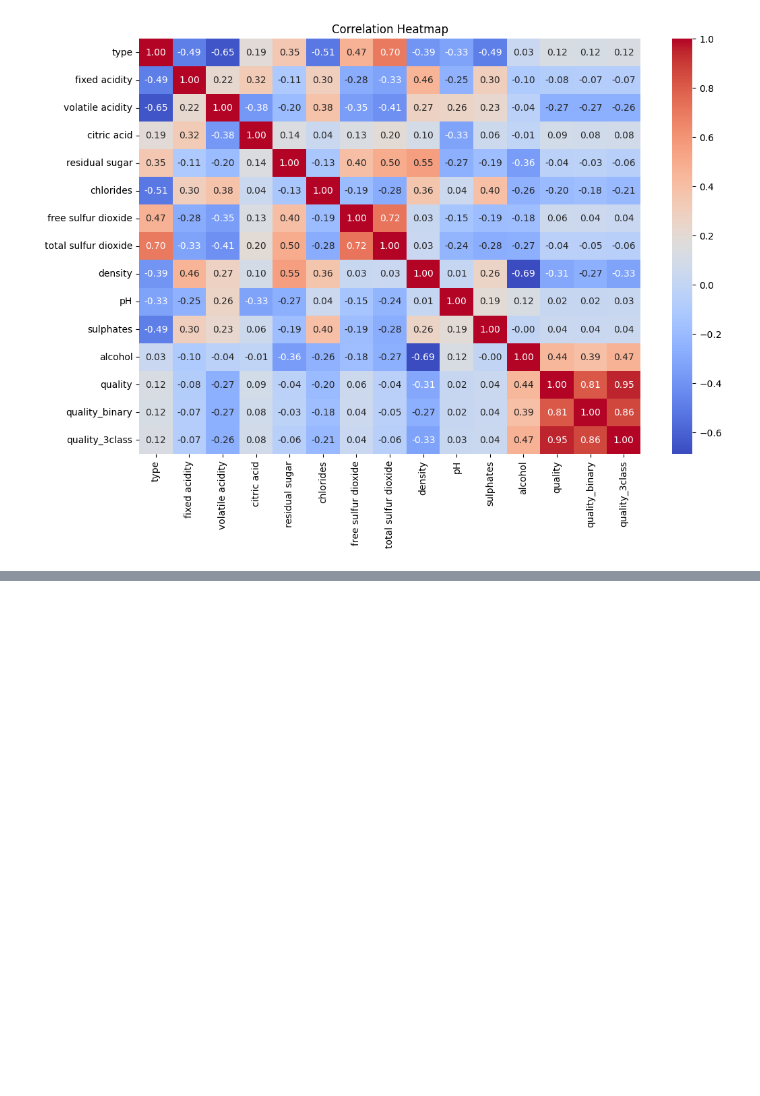
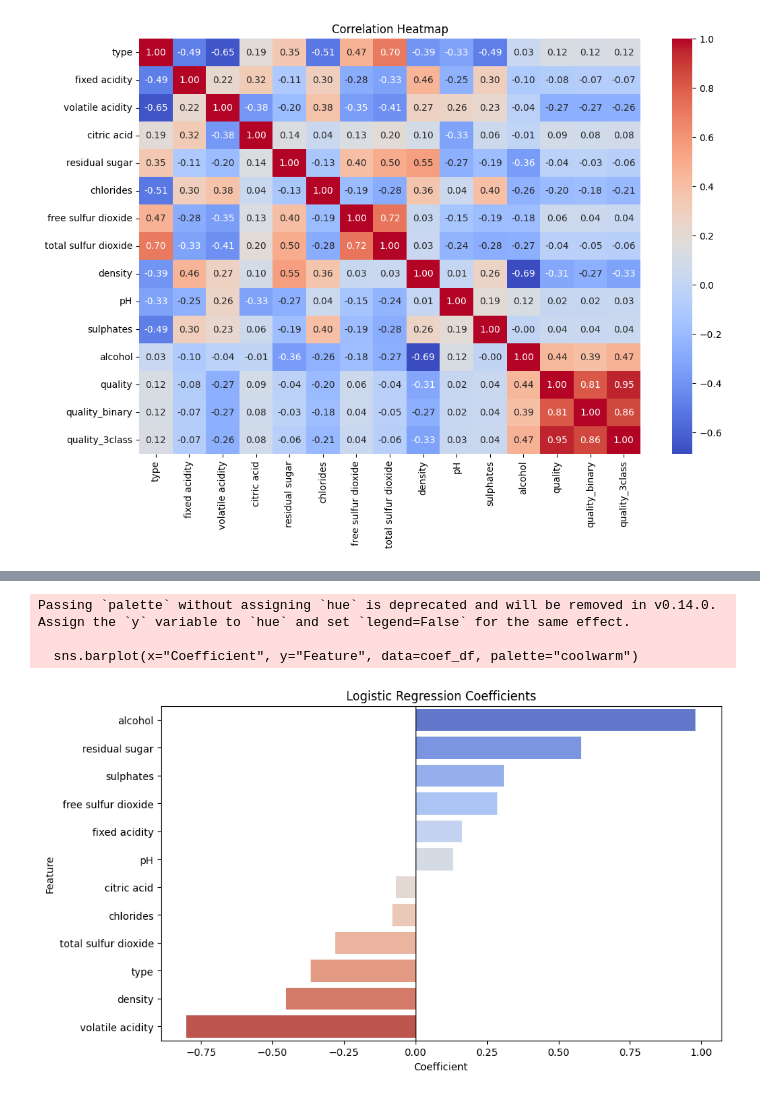
Before and after one commit to kotharisoumil/Wine-Quality, a Jupyter notebook: WineQuality.ipynb, the cells around one changed output, grey strips where cells are left out. Cells and saved outputs as stored; diff of their text form; code cells hidden in the pictures; blank space fills up the shorter version.

```diff
--- a/WineQuality.ipynb
+++ b/WineQuality.ipynb
@@ -178,0 +395,20 @@ plt.show()
+# %%
+# Get coefficients
+coef = log_reg.coef_[0]
+features = X.columns
+
+coef_df = pd.DataFrame({
+    "Feature": features,
+    "Coefficient": coef
+}).sort_values(by="Coefficient", ascending=False)
+
+plt.figure(figsize=(10,6))
+sns.barplot(x="Coefficient", y="Feature", data=coef_df, palette="coolwarm")
+plt.title("Logistic Regression Coefficients")
+plt.axvline(0, color="black", linewidth=1)
+plt.show()
+# %% [output]
+Passing `palette` without assigning `hue` is deprecated and will be removed in v0.14.0. Assign the `y` variable to `hue` and set `legend=False` for the same effect.
+
+  sns.barplot(x="Coefficient", y="Feature", data=coef_df, palette="coolwarm")
+[figure, added]
```
Also changed, not shown: parts of 18 cells of this notebook.
